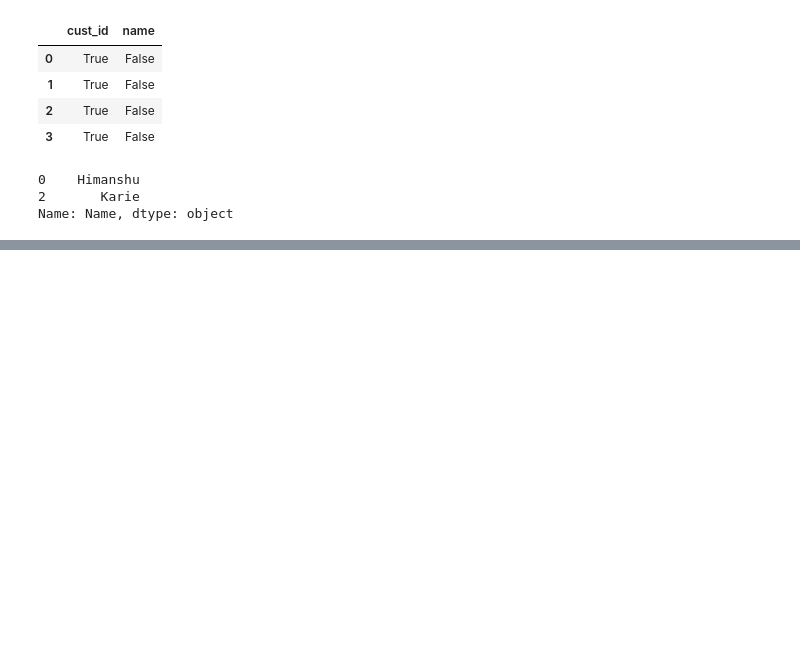
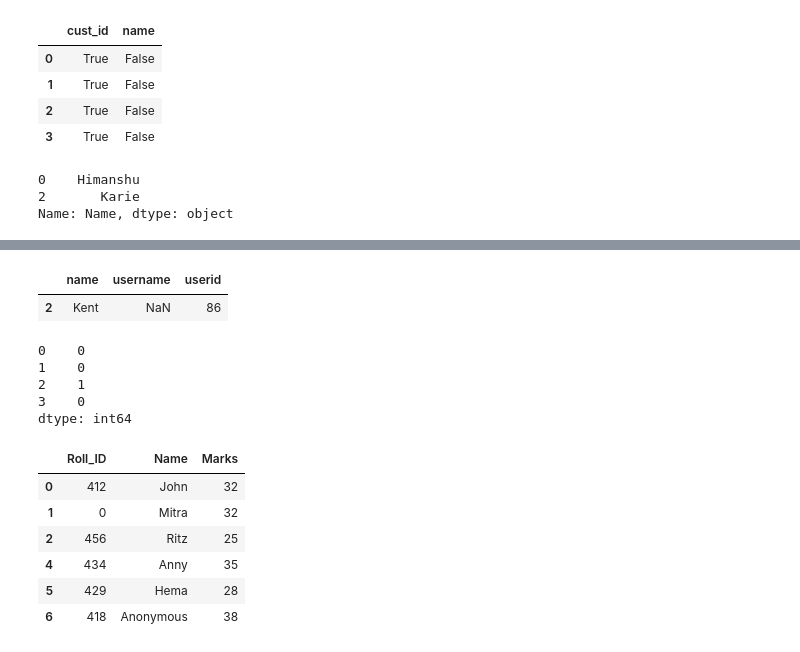
Before and after one commit to Abarajithan-Selvaraj/scaler-dsml-notes, a Jupyter notebook: 03 Python Libraries/pandas-assignments.ipynb, the cells around one changed output, grey strips where cells are left out. Cells and saved outputs as stored; diff of their text form; code cells hidden in the pictures; blank space fills up the shorter version.

```diff
--- a/03 Python Libraries/pandas-assignments.ipynb
+++ b/03 Python Libraries/pandas-assignments.ipynb
@@ -549,0 +711,15 @@ def calc_income(df):
+# %%
+# D40 - Q9: Which of the given option(s) are the right method and syntax for pivoting the below-mentioned dataframe such that each customer would have a value that is the total quantity of a particular type of accessories he holds? In the code,
+
+df = pd.DataFrame({
+  "Accessories": ["Laptop", "Laptop", "Ipad", "Ipad", "Tablet", "Laptop"],
+  "customer": ["Andrew", "Andrew", "Tom", "Andrew", "Tobey", "Peter"],
+  "quantity": [1, 2, 2, 3, 1, 2],
+})
+
+
+# A) df.pivot(index="Accessories", columns="customer", values="quantity")
+df.groupby(['Accessories', 'customer']).quantity.sum()
+# C) df.set_index(["Accessories", "customer"])["quantity"]
+
+# ANS: B
@@ -549,0 +734,58 @@ def calc_income(df):
+# %%
+# D41 - Q1: You are required to find out all the rows containing one or more NaN values in a data frame `df`. Choose the correct code that will do the job in pandas.
+
+# Ans:
+df[df.isnull().any(axis=1)]
+# %% [output]
+|  | name | username | userid |
+| 2 | Kent | NaN | 86 |
+# %%
+# D41 - Q2: Given a function 'is_null' with the following implementation.
+# Choose the correct statement for a data frame 'df' when we execute the following code.
+
+def is_null(x):
+    return sum(x.isnull())
+
+df.apply(is_null, axis=1)
+# %% [output]
+0    0
+1    0
+2    1
+3    0
+dtype: int64
+# %%
+# D41 - Q3: Given the data frame df as input, do the following steps for preprocessing:
+# 1. Remove the row if all the columns have missing values.
+# 2. Replace the missing values of "Roll_ID" column with 0 and "Name" column with "Anonymous"
+# 3. Replace the missing values in "Marks" column with the median value of the column
+# 4. Change the numerical columns (Roll_ID and Marks) to int datatype in the output
+
+def preprocess(df):
+  """
+    Takes df as input, do the preprocessing as asked.
+    Return the preprocessed dataframe
+  """
+  # Drop the rows with all null values
+  df.dropna(how="all", inplace=True)
+  # Replace the missing values of "Roll_ID" column with 0 and "Name" column with "Anonymous"
+  alias = {"Roll_ID": 0, "Name": "Anonymous"}
+  df.fillna(value=alias, inplace=True)
+  # Replace the missing values in "Marks" column with the median value of the column
+  median = df["Marks"].median()
+  df["Marks"].fillna(median, inplace=True)
+  # Change the numerical columns (Roll_ID and Marks) to int datatype in the output
+  df["Roll_ID"] = df["Roll_ID"].astype(int)
+  df["Marks"] = df["Marks"].astype(int)
+
+  return df
+
+df = pd.read_csv("./img-3.csv")
+preprocess(df)
+# %% [output]
+|  | Roll_ID | Name | Marks |
+| 0 | 412 | John | 32 |
+| 1 | 0 | Mitra | 32 |
+| 2 | 456 | Ritz | 25 |
+| 4 | 434 | Anny | 35 |
+| 5 | 429 | Hema | 28 |
+| 6 | 418 | Anonymous | 38 |
```
Also changed, not shown: parts of 11 cells of this notebook, 5 other files.
